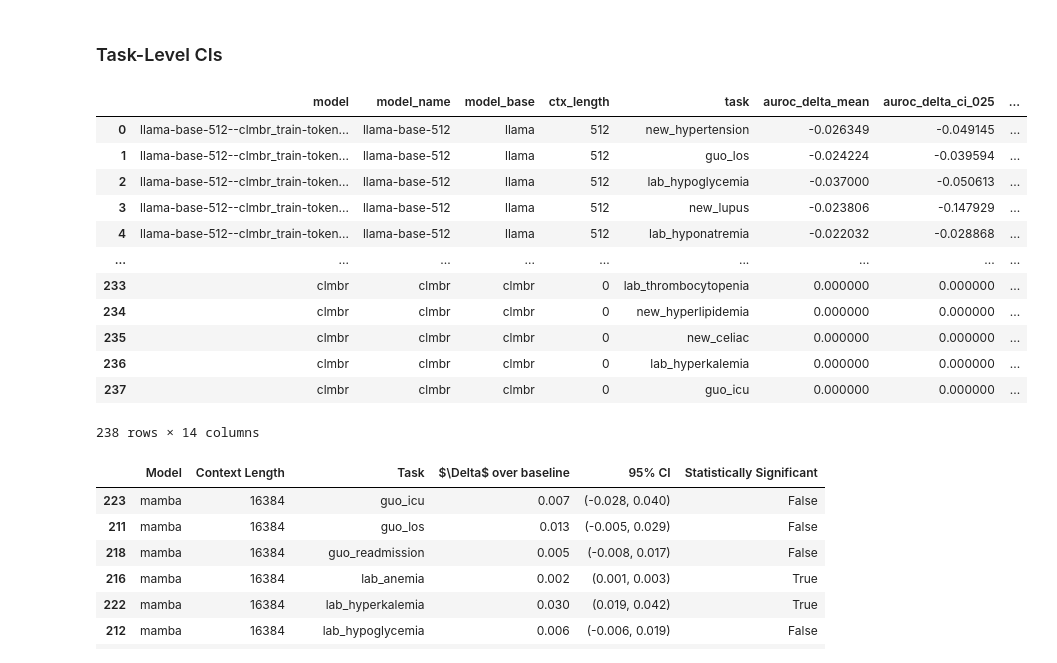
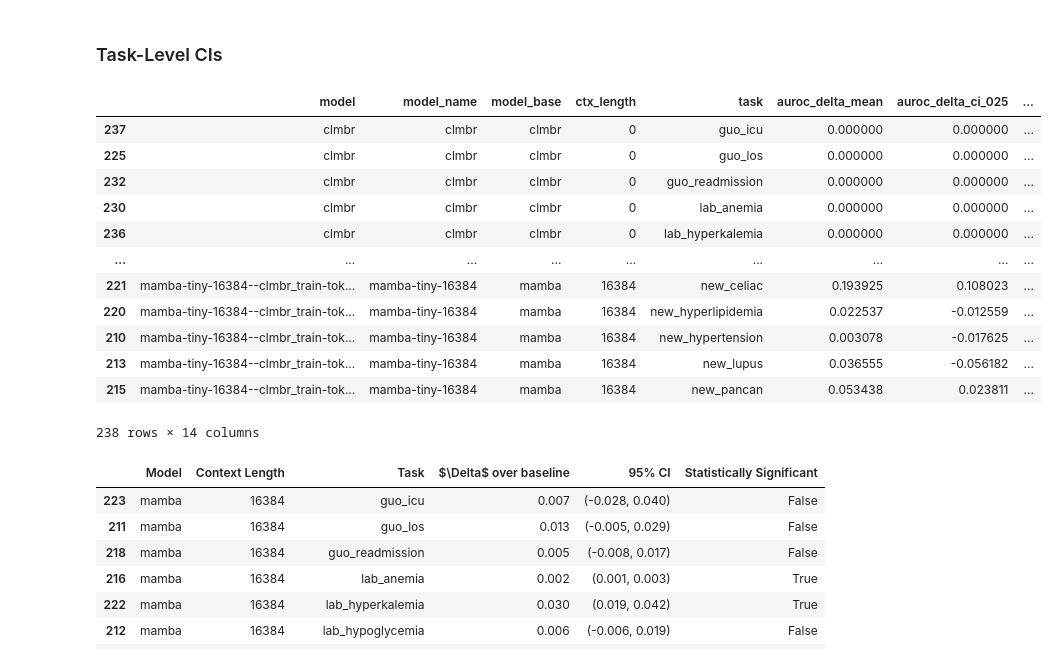
Before and after one commit to som-shahlab/hf_ehr, a Jupyter notebook: hf_ehr/notebooks/ehrshot/ehrshot_results.ipynb, the cells around one changed output. Drawn from its saved outputs; the diff is of its cells as text; code cells hidden in the pictures.

Commit message:
tables for EHRSHOT

```diff
--- a/hf_ehr/notebooks/ehrshot/ehrshot_results.ipynb
+++ b/hf_ehr/notebooks/ehrshot/ehrshot_results.ipynb
@@ -62,8 +64,8 @@ LABELING_FUNCTION_2_PAPER_NAME = {
 
 # Filter results to only valid models
 valid_models = [
-    'llama-base-512--clmbr_train-tokens-total_nonPAD-ckpt_val=1000000000-persist_chunk:last_embed:last',
-    'llama-base-1024--clmbr_train-tokens-total_nonPAD-ckpt_val=1500000000-persist_chunk:last_embed:last',
+    'llama-base-512--clmbr_train-tokens-total_nonPAD-ckpt_val=2000000000-persist_chunk:last_embed:last',
+    'llama-base-1024--clmbr_train-tokens-total_nonPAD-ckpt_val=2000000000-persist_chunk:last_embed:last',
     'llama-base-2048--clmbr_train-tokens-total_nonPAD-ckpt_val=2000000000-persist_chunk:last_embed:last',
     'llama-base-4096--clmbr_train-tokens-total_nonPAD-ckpt_val=2000000000-persist_chunk:last_embed:last',
     'gpt2-base-512--clmbr_train-tokens-total_nonPAD-ckpt_val=2000000000-persist_chunk:last_embed:last',
@@ -89,7 +91,8 @@ Tasks: ['new_hypertension', 'guo_los', 'lab_hypoglycemia', 'new_lupus', 'lab_hyp
 # Load patient-level predictions for each (model, task)
 predictions = {} # [key] = (model, task), [value] = df_preds
 
-if True and os.path.exists('../cache/predictions.pkl'):
+if IS_LOAD_FROM_CACHE and os.path.exists('../cache/predictions.pkl'):
+    print("Loading predictions from cache...")
     predictions = pickle.load(open('../cache/predictions.pkl', 'rb'))
 else:
     for task in tqdm(valid_tasks):
@@ -111,7 +114,8 @@ print("# of (model, task) preds:", len(predictions))
 # NOTE: Takes ~1 hr
 label_data = {} # [key] = task, [value] = {'times': label_times, 'values': label_values, 'patient_ids': patient_ids}
 
-if False and os.path.exists('../cache/label_data.pkl'):
+if IS_LOAD_FROM_CACHE and os.path.exists('../cache/label_data.pkl'):
+    print("Loading label data from cache...")
     label_data = pickle.load(open('../cache/label_data.pkl', 'rb'))
 else:
     for task in tqdm(valid_tasks):
@@ -182,7 +188,8 @@ for i in range(1000):
 # NOTE: Takes ~1 hr
 auroc_scores = collections.defaultdict(list) # [key] = (model, task), [value] = auroc's across 1k resamples
 
-if False and os.path.exists('../cache/auroc_scores.pkl'):
+if IS_LOAD_FROM_CACHE and os.path.exists('../cache/auroc_scores.pkl'):
+    print("Loading auroc scores from cache...")
     auroc_scores = pickle.load(open('../cache/auroc_scores.pkl', 'rb'))
 else:
     # Do bootstrap resampling for each (model, task)
@@ -338,35 +346,36 @@ format_df_deltas(df_model_deltas)
 # %%
 # Calculate task-level delta CIs
 baseline: str = 'clmbr'
 
 df_task_deltas = []
 for model in valid_models:
     for task in valid_tasks:
         aurocs = baseline_auroc_deltas[baseline][(model, task)]
+        wins = np.sign(baseline_auroc_deltas[baseline][(model, task)])
         df_task_deltas.append({
             'model' : model,
             'task' : task,
             'auroc_delta_mean' : np.mean(aurocs),
             'auroc_delta_ci_025' : np.percentile(aurocs, 2.5),
             'auroc_delta_ci_500' : np.percentile(aurocs, 50),
             'auroc_delta_ci_975' : np.percentile(aurocs, 97.5),
         })
 df_task_deltas = pd.DataFrame(df_task_deltas).sort_values(['model', 'task'])
 df_task_deltas = clean_df_deltas(df_task_deltas)
 df_task_deltas
 # %% [output]
 |  | model | model_name | model_base | ctx_length | task | auroc_delta_mean | auroc_delta_ci_025 | ... |
-| 0 | llama-base-512--clmbr_train-token... | llama-base-512 | llama | 512 | new_hypertension | -0.026349 | -0.049145 | ... |
-| 1 | llama-base-512--clmbr_train-token... | llama-base-512 | llama | 512 | guo_los | -0.024224 | -0.039594 | ... |
-| 2 | llama-base-512--clmbr_train-token... | llama-base-512 | llama | 512 | lab_hypoglycemia | -0.037000 | -0.050613 | ... |
-| 3 | llama-base-512--clmbr_train-token... | llama-base-512 | llama | 512 | new_lupus | -0.023806 | -0.147929 | ... |
-| 4 | llama-base-512--clmbr_train-token... | llama-base-512 | llama | 512 | lab_hyponatremia | -0.022032 | -0.028868 | ... |
+| 237 | clmbr | clmbr | clmbr | 0 | guo_icu | 0.000000 | 0.000000 | ... |
+| 225 | clmbr | clmbr | clmbr | 0 | guo_los | 0.000000 | 0.000000 | ... |
+| 232 | clmbr | clmbr | clmbr | 0 | guo_readmission | 0.000000 | 0.000000 | ... |
+| 230 | clmbr | clmbr | clmbr | 0 | lab_anemia | 0.000000 | 0.000000 | ... |
+| 236 | clmbr | clmbr | clmbr | 0 | lab_hyperkalemia | 0.000000 | 0.000000 | ... |
 | ... | ... | ... | ... | ... | ... | ... | ... | ... |
-| 233 | clmbr | clmbr | clmbr | 0 | lab_thrombocytopenia | 0.000000 | 0.000000 | ... |
-| 234 | clmbr | clmbr | clmbr | 0 | new_hyperlipidemia | 0.000000 | 0.000000 | ... |
-| 235 | clmbr | clmbr | clmbr | 0 | new_celiac | 0.000000 | 0.000000 | ... |
-| 236 | clmbr | clmbr | clmbr | 0 | lab_hyperkalemia | 0.000000 | 0.000000 | ... |
-| 237 | clmbr | clmbr | clmbr | 0 | guo_icu | 0.000000 | 0.000000 | ... |
+| 221 | mamba-tiny-16384--clmbr_train-tok... | mamba-tiny-16384 | mamba | 16384 | new_celiac | 0.193925 | 0.108023 | ... |
+| 220 | mamba-tiny-16384--clmbr_train-tok... | mamba-tiny-16384 | mamba | 16384 | new_hyperlipidemia | 0.022537 | -0.012559 | ... |
+| 210 | mamba-tiny-16384--clmbr_train-tok... | mamba-tiny-16384 | mamba | 16384 | new_hypertension | 0.003078 | -0.017625 | ... |
+| 213 | mamba-tiny-16384--clmbr_train-tok... | mamba-tiny-16384 | mamba | 16384 | new_lupus | 0.036555 | -0.056182 | ... |
+| 215 | mamba-tiny-16384--clmbr_train-tok... | mamba-tiny-16384 | mamba | 16384 | new_pancan | 0.053438 | 0.023811 | ... |
 238 rows × 14 columns
 # %%
 format_df_deltas(df_task_deltas, model_start='mamba-tiny-16384')
```
Also changed, not shown: parts of 8 cells of this notebook.
